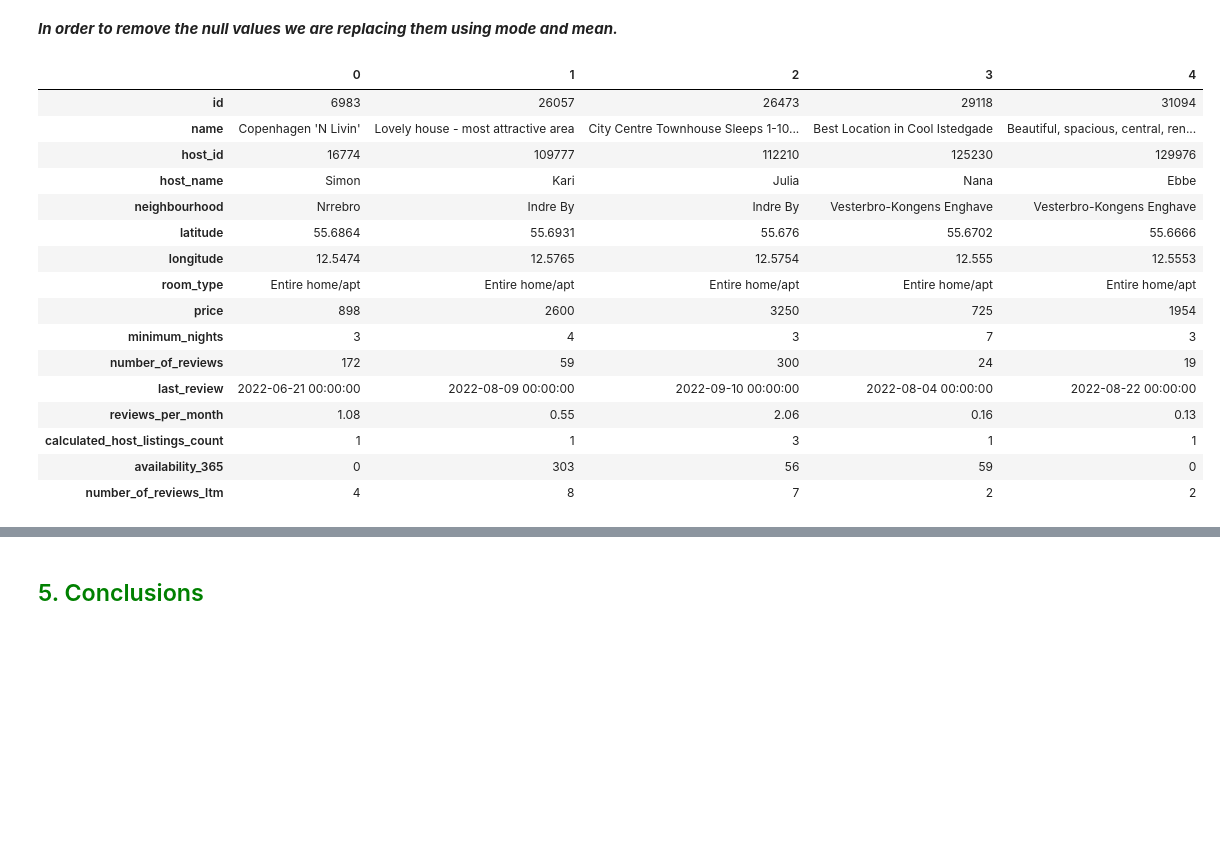
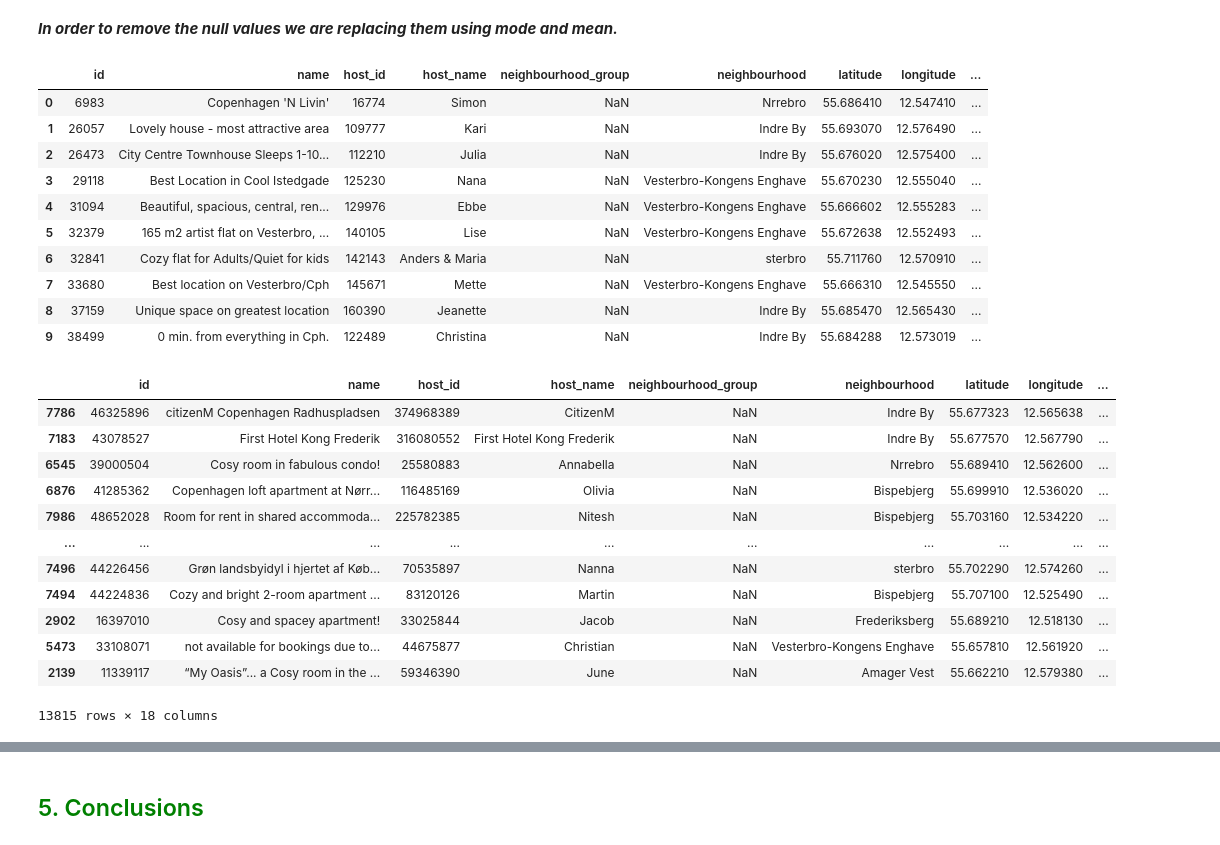
Before and after one commit to Arlinda96/BA-Project, a Jupyter notebook: Airbnb_Project.ipynb, the cells around one changed output, grey strips where cells are left out. Saved outputs shown, nothing was run; the diff lists cells and outputs as text; code cells hidden in the pictures; blank space fills up the shorter version.

```diff
--- a/Airbnb_Project.ipynb
+++ b/Airbnb_Project.ipynb
@@ -92,25 +92,37 @@ dataset["reviews_per_month"].fillna(dataset["reviews_per_month"].mean(), inplace
 # Delete columns with no recordings
 del dataset["neighbourhood_group"]
 del dataset["license"]
-# %%
-dataset['last_review'] = pd.to_datetime(dataset['last_review'], format = '%Y-%m-%d')
+# %%
+# Convert string date to datetime object
+dataset.last_review = pd.to_datetime(dataset.last_review)
 # %%
-dataset.head().T
+dataset.head(10)
 # %% [output]
-|  | 0 | 1 | 2 | 3 | 4 |
-| id | 6983 | 26057 | 26473 | 29118 | 31094 |
-| name | Copenhagen 'N Livin' | Lovely house - most attractive area | City Centre Townhouse Sleeps 1-10... | Best Location in Cool Istedgade | Beautiful, spacious, central, ren... |
-| host_id | 16774 | 109777 | 112210 | 125230 | 129976 |
-| host_name | Simon | Kari | Julia | Nana | Ebbe |
-| neighbourhood | Nrrebro | Indre By | Indre By | Vesterbro-Kongens Enghave | Vesterbro-Kongens Enghave |
-| latitude | 55.6864 | 55.6931 | 55.676 | 55.6702 | 55.6666 |
-| longitude | 12.5474 | 12.5765 | 12.5754 | 12.555 | 12.5553 |
-| room_type | Entire home/apt | Entire home/apt | Entire home/apt | Entire home/apt | Entire home/apt |
-| price | 898 | 2600 | 3250 | 725 | 1954 |
-| minimum_nights | 3 | 4 | 3 | 7 | 3 |
-| number_of_reviews | 172 | 59 | 300 | 24 | 19 |
-| last_review | 2022-06-21 00:00:00 | 2022-08-09 00:00:00 | 2022-09-10 00:00:00 | 2022-08-04 00:00:00 | 2022-08-22 00:00:00 |
-| reviews_per_month | 1.08 | 0.55 | 2.06 | 0.16 | 0.13 |
-| calculated_host_listings_count | 1 | 1 | 3 | 1 | 1 |
-| availability_365 | 0 | 303 | 56 | 59 | 0 |
-| number_of_reviews_ltm | 4 | 8 | 7 | 2 | 2 |
+|  | id | name | host_id | host_name | neighbourhood_group | neighbourhood | latitude | longitude | ... |
+| 0 | 6983 | Copenhagen 'N Livin' | 16774 | Simon | NaN | Nrrebro | 55.686410 | 12.547410 | ... |
+| 1 | 26057 | Lovely house - most attractive area | 109777 | Kari | NaN | Indre By | 55.693070 | 12.576490 | ... |
+| 2 | 26473 | City Centre Townhouse Sleeps 1-10... | 112210 | Julia | NaN | Indre By | 55.676020 | 12.575400 | ... |
+| 3 | 29118 | Best Location in Cool Istedgade | 125230 | Nana | NaN | Vesterbro-Kongens Enghave | 55.670230 | 12.555040 | ... |
+| 4 | 31094 | Beautiful, spacious, central, ren... | 129976 | Ebbe | NaN | Vesterbro-Kongens Enghave | 55.666602 | 12.555283 | ... |
+| 5 | 32379 | 165 m2 artist flat on Vesterbro, ... | 140105 | Lise | NaN | Vesterbro-Kongens Enghave | 55.672638 | 12.552493 | ... |
+| 6 | 32841 | Cozy flat for Adults/Quiet for kids | 142143 | Anders & Maria | NaN | sterbro | 55.711760 | 12.570910 | ... |
+| 7 | 33680 | Best location on Vesterbro/Cph | 145671 | Mette | NaN | Vesterbro-Kongens Enghave | 55.666310 | 12.545550 | ... |
+| 8 | 37159 | Unique space on greatest location | 160390 | Jeanette | NaN | Indre By | 55.685470 | 12.565430 | ... |
+| 9 | 38499 | 0 min. from everything in Cph. | 122489 | Christina | NaN | Indre By | 55.684288 | 12.573019 | ... |
+# %%
+# Sort the dataset based on the price
+dataset.sort_values(by='price', ascending=True)
+# %% [output]
+|  | id | name | host_id | host_name | neighbourhood_group | neighbourhood | latitude | longitude | ... |
+| 7786 | 46325896 | citizenM Copenhagen Radhuspladsen | 374968389 | CitizenM | NaN | Indre By | 55.677323 | 12.565638 | ... |
+| 7183 | 43078527 | First Hotel Kong Frederik | 316080552 | First Hotel Kong Frederik | NaN | Indre By | 55.677570 | 12.567790 | ... |
+| 6545 | 39000504 | Cosy room in fabulous condo! | 25580883 | Annabella | NaN | Nrrebro | 55.689410 | 12.562600 | ... |
+| 6876 | 41285362 | Copenhagen loft apartment at Nørr... | 116485169 | Olivia | NaN | Bispebjerg | 55.699910 | 12.536020 | ... |
+| 7986 | 48652028 | Room for rent in shared accommoda... | 225782385 | Nitesh | NaN | Bispebjerg | 55.703160 | 12.534220 | ... |
+| ... | ... | ... | ... | ... | ... | ... | ... | ... | ... |
+| 7496 | 44226456 | Grøn landsbyidyl i hjertet af Køb... | 70535897 | Nanna | NaN | sterbro | 55.702290 | 12.574260 | ... |
+| 7494 | 44224836 | Cozy and bright 2-room apartment ... | 83120126 | Martin | NaN | Bispebjerg | 55.707100 | 12.525490 | ... |
+| 2902 | 16397010 | Cosy and spacey apartment! | 33025844 | Jacob | NaN | Frederiksberg | 55.689210 | 12.518130 | ... |
+| 5473 | 33108071 | not available for bookings due to... | 44675877 | Christian | NaN | Vesterbro-Kongens Enghave | 55.657810 | 12.561920 | ... |
+| 2139 | 11339117 | “My Oasis”... a Cosy room in the ... | 59346390 | June | NaN | Amager Vest | 55.662210 | 12.579380 | ... |
+13815 rows × 18 columns
```
Also changed, not shown: parts of 16 cells of this notebook.
